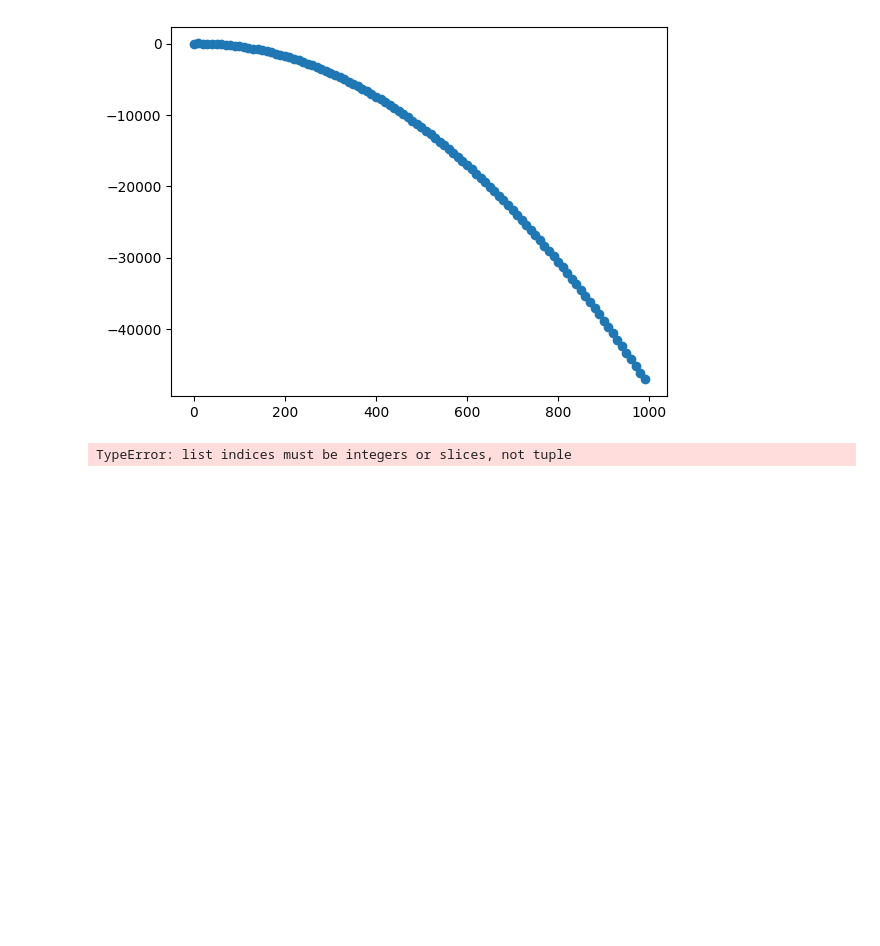
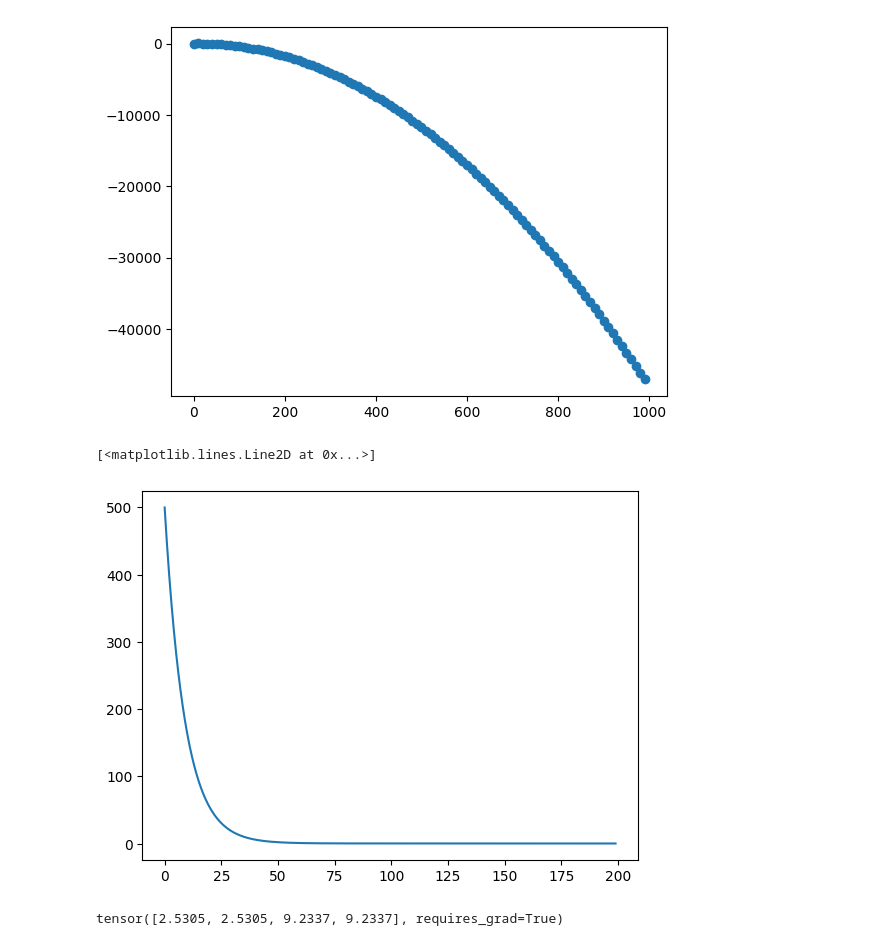
Before and after one commit to aman190202/udemy-nerf, a Jupyter notebook: reconstruction-introduction.ipynb, the cells around one changed output. Drawn from its saved outputs; the diff is of its cells as text; code cells hidden in the pictures; blank space fills up the shorter version.

```diff
--- a/reconstruction-introduction.ipynb
+++ b/reconstruction-introduction.ipynb
@@ -39,7 +40,25 @@ plt.scatter(all_pos[:,0],all_pos[:,1])
 # %% [output]
 <matplotlib.collections.PathCollection at 0x...>
 [figure]
-# %%
-plt.scatter(all_pos[:,0],all_pos[:,1])
-# %% [output]
-TypeError: list indices must be integers or slices, not tuple
+# %%
+b = simulator(x,t=3)
+x = torch.tensor([0.,0.,0.,0.], requires_grad=True)
+optimizer = torch.optim.SGD({x}, lr=1e-2)
+training_loss = []
+for epoch in range(200):
+
+    Ax = simulator(x,t=3)
+    loss = ((Ax - b)**2).mean()
+    optimizer.zero_grad()
+    loss.backward()
+    optimizer.step()
+    training_loss.append(loss.item())
+# %%
+plt.plot(training_loss)
+# %% [output]
+[<matplotlib.lines.Line2D at 0x...>]
+[figure, added]
+# %%
+x
+# %% [output]
+tensor([2.5305, 2.5305, 9.2337, 9.2337], requires_grad=True)
```
Also changed, not shown: parts of 1 cell of this notebook, 1 other file.
